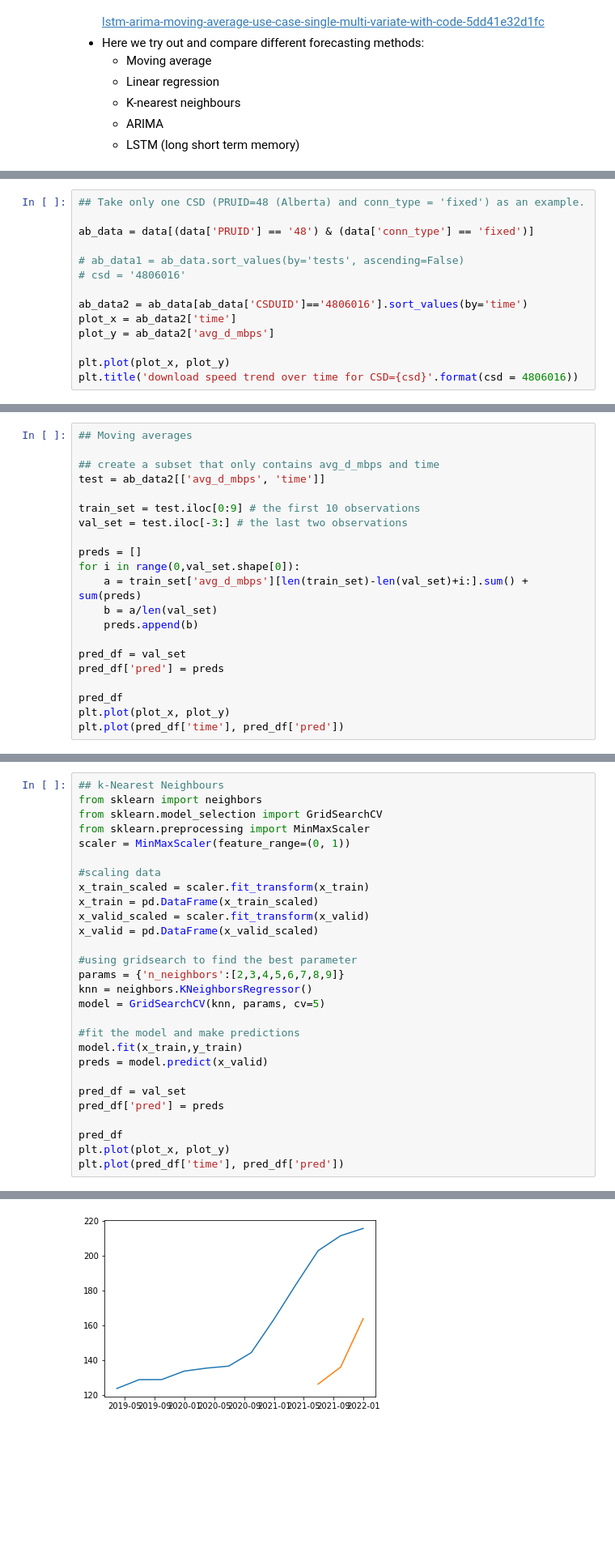
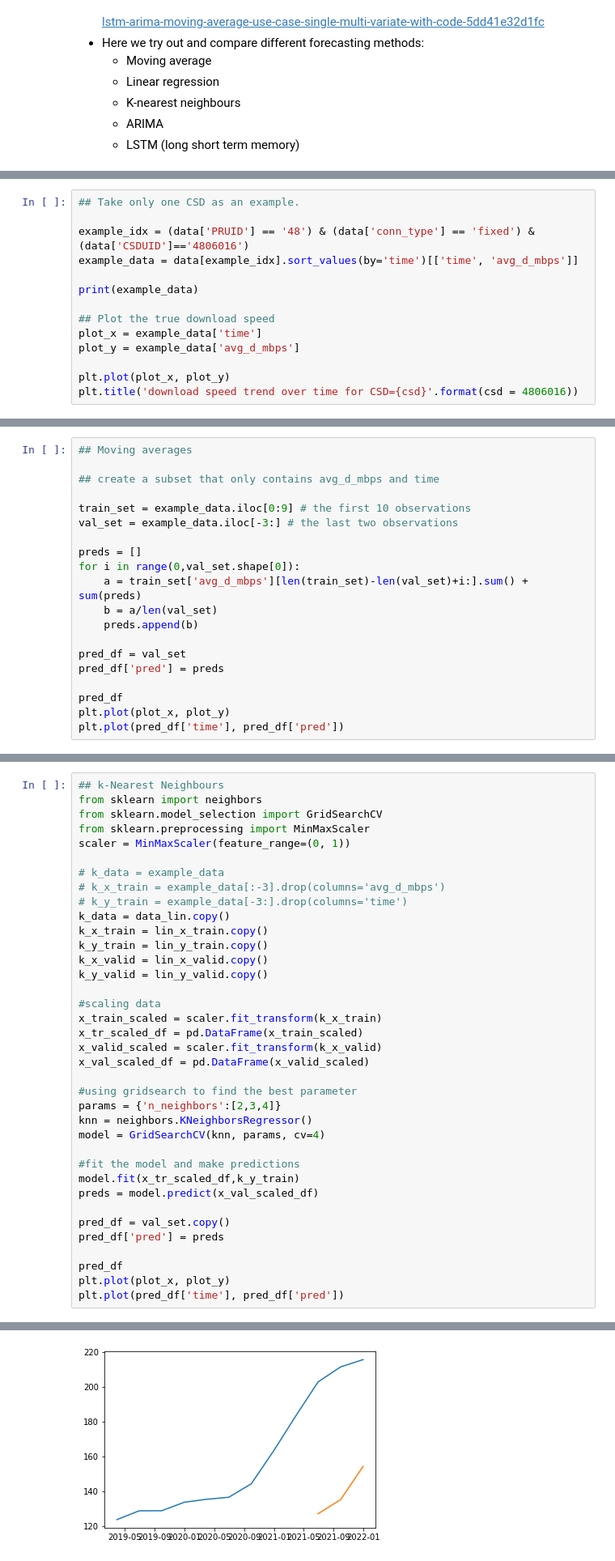
Before and after one commit to rennydoig/ssc22-case-comp, a Jupyter notebook: sonny_dir/E11-Forecasting using ARIMA.ipynb, the cells around one changed output, grey strips where cells are left out. Shown: that part at 81% size. Saved outputs shown, nothing was run; the diff lists cells and outputs as text; blank space fills up the shorter version.

```diff
--- a/sonny_dir/E11-Forecasting using ARIMA.ipynb
+++ b/sonny_dir/E11-Forecasting using ARIMA.ipynb
@@ -42,16 +42,16 @@ data.head(5)
 | 3 | 6102005 | 61 | 6102 | HAM | POLYGON ((-125.49035 64.95092, -1... | 13.896667 | 1.281667 | 25.666667 | 3 | 2 | ... |
 | 4 | 6102007 | 61 | 6102 | T | POLYGON ((-126.62243 65.27435, -1... | 28.425000 | 3.389514 | 28.783784 | 37 | 13 | ... |
 # %%
-## Take only one CSD (PRUID=48 (Alberta) and conn_type = 'fixed') as an example.
+## Take only one CSD as an example.
 
-ab_data = data[(data['PRUID'] == '48') & (data['conn_type'] == 'fixed')]
+example_idx = (data['PRUID'] == '48') & (data['conn_type'] == 'fixed') & (data['CSDUID']=='4806016')
+example_data = data[example_idx].sort_values(by='time')[['time', 'avg_d_mbps']]
 
-# ab_data1 = ab_data.sort_values(by='tests', ascending=False)
-# csd = '4806016'
+print(example_data)
 
-ab_data2 = ab_data[ab_data['CSDUID']=='4806016'].sort_values(by='time')
-plot_x = ab_data2['time']
-plot_y = ab_data2['avg_d_mbps']
+## Plot the true download speed
+plot_x = example_data['time']
+plot_y = example_data['avg_d_mbps']
 
 plt.plot(plot_x, plot_y)
 plt.title('download speed trend over time for CSD={csd}'.format(csd = 4806016))
@@ -62,10 +75,9 @@ Text(0.5, 1.0, 'download speed trend over time for CSD=4806016')
 ## Moving averages
 
 ## create a subset that only contains avg_d_mbps and time
-test = ab_data2[['avg_d_mbps', 'time']]
 
-train_set = test.iloc[0:9] # the first 10 observations
-val_set = test.iloc[-3:] # the last two observations
+train_set = example_data.iloc[0:9] # the first 10 observations
+val_set = example_data.iloc[-3:] # the last two observations
 
 preds = []
 for i in range(0,val_set.shape[0]):
@@ -123,34 +143,43 @@ plt.plot(pred_df['time'], pred_df['pred'])
 # %%
 ## k-Nearest Neighbours
 from sklearn import neighbors
 from sklearn.model_selection import GridSearchCV
 from sklearn.preprocessing import MinMaxScaler
 scaler = MinMaxScaler(feature_range=(0, 1))
 
+# k_data = example_data
+# k_x_train = example_data[:-3].drop(columns='avg_d_mbps')
+# k_y_train = example_data[-3:].drop(columns='time')
+k_data = data_lin.copy()
+k_x_train = lin_x_train.copy()
+k_y_train = lin_y_train.copy()
+k_x_valid = lin_x_valid.copy()
+k_y_valid = lin_y_valid.copy()
+
 #scaling data
-x_train_scaled = scaler.fit_transform(x_train)
-x_train = pd.DataFrame(x_train_scaled)
-x_valid_scaled = scaler.fit_transform(x_valid)
-x_valid = pd.DataFrame(x_valid_scaled)
+x_train_scaled = scaler.fit_transform(k_x_train)
+x_tr_scaled_df = pd.DataFrame(x_train_scaled)
+x_valid_scaled = scaler.fit_transform(k_x_valid)
+x_val_scaled_df = pd.DataFrame(x_valid_scaled)
 
 #using gridsearch to find the best parameter
-params = {'n_neighbors':[2,3,4,5,6,7,8,9]}
+params = {'n_neighbors':[2,3,4]}
 knn = neighbors.KNeighborsRegressor()
-model = GridSearchCV(knn, params, cv=5)
+model = GridSearchCV(knn, params, cv=4)
 
 #fit the model and make predictions
-model.fit(x_train,y_train)
-preds = model.predict(x_valid)
+model.fit(x_tr_scaled_df,k_y_train)
+preds = model.predict(x_val_scaled_df)
 
-pred_df = val_set
+pred_df = val_set.copy()
 pred_df['pred'] = preds
 
 pred_df
 plt.plot(plot_x, plot_y)
 plt.plot(pred_df['time'], pred_df['pred'])
 # %% [output]
 [<matplotlib.lines.Line2D at 0x...>]
-[figure, old version]
+[figure, new version]
 # %%
 ## Auto ARIMA
 
```
Also changed, not shown: parts of 8 cells of this notebook.
